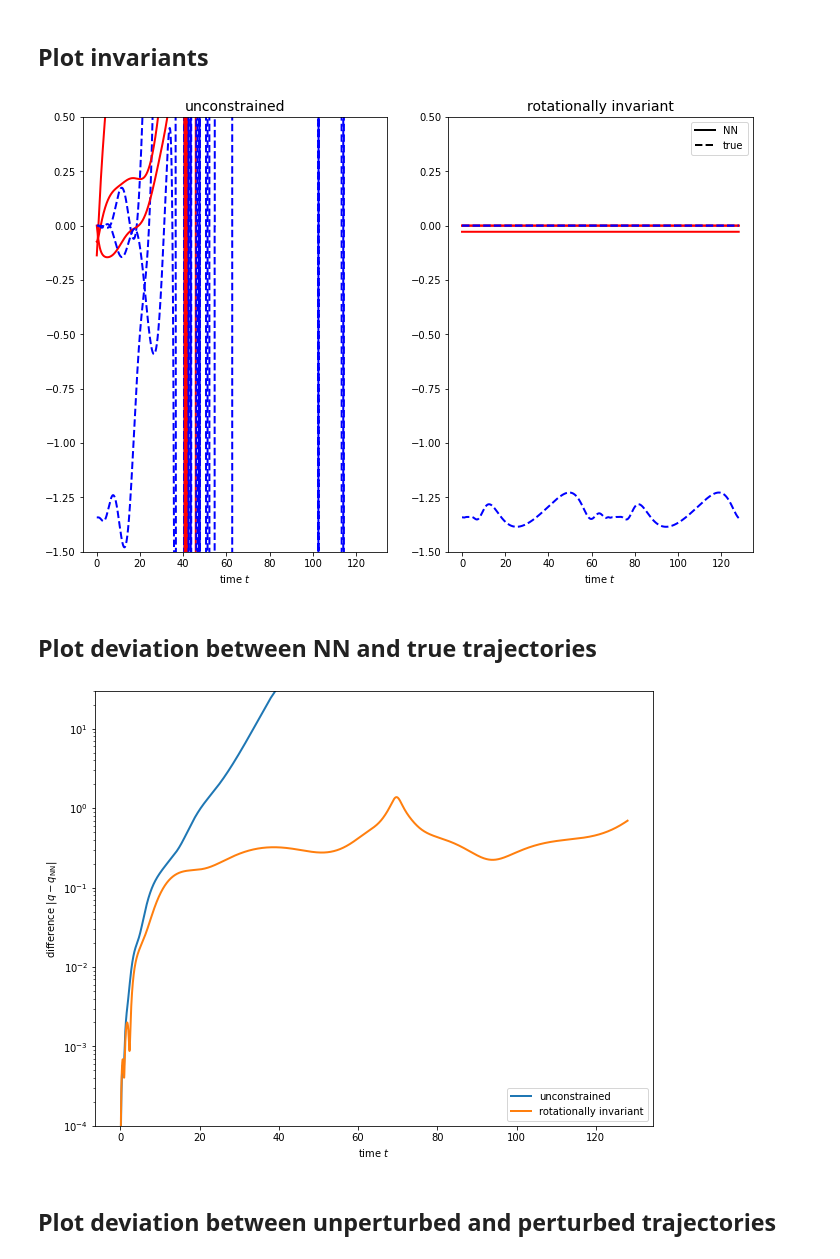
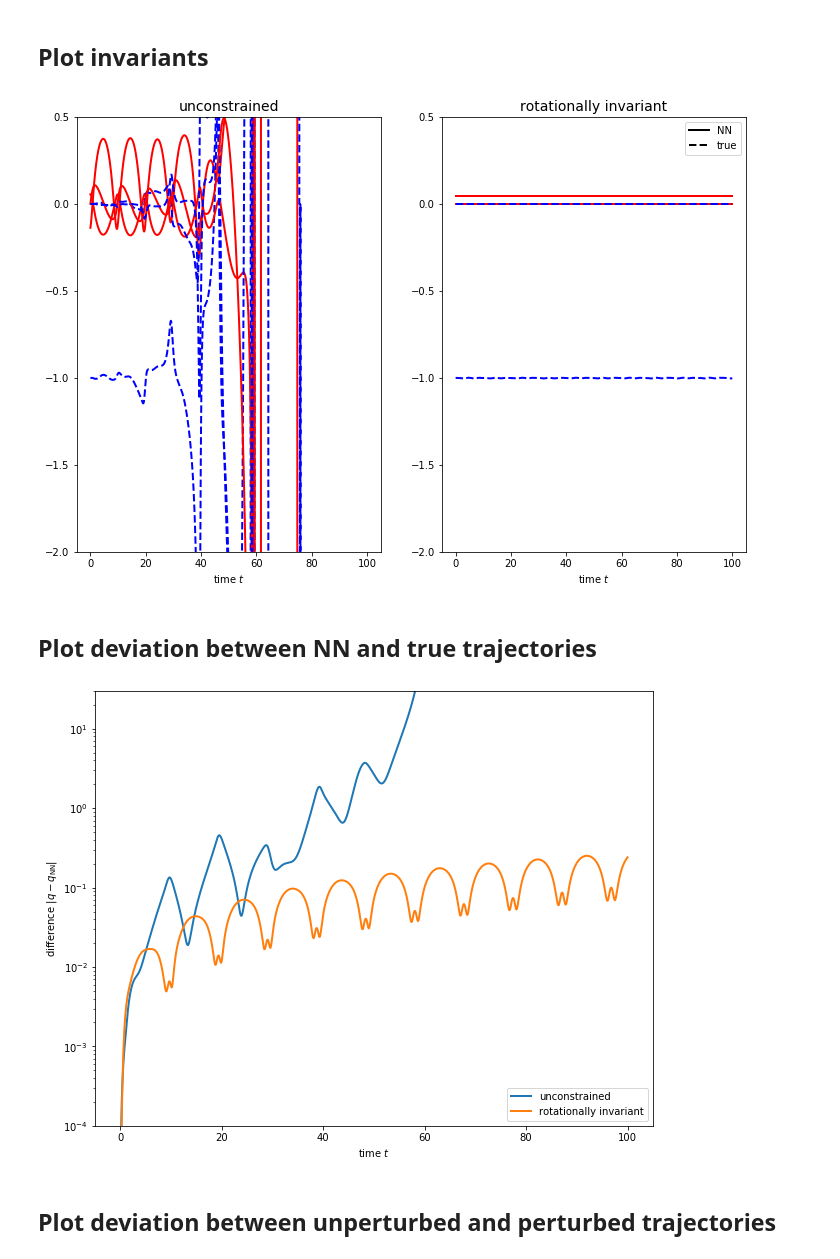
Before and after one commit to eikehmueller/mlconservation_code, a Jupyter notebook: src/EvaluateKeplerModel.ipynb, the cells around one changed output. Saved outputs shown, nothing was run; the diff lists cells and outputs as text; code cells hidden in the pictures.

Commit message:
Added trained Kepler model

```diff
--- a/src/EvaluateKeplerModel.ipynb
+++ b/src/EvaluateKeplerModel.ipynb
@@ -24,25 +25,25 @@ ModuleNotFoundError: No module named 'conservative_nn.matplotlib'
 # %% [markdown]
 ## Load models from disk and run trajectory generators
 # %%
-dt = 0.01
+dt = 0.1
 # final time
-t_final = 128.0
+t_final = 100.0
 dim = 3
 # Dynamical system for exact integration
 
 mass = 1.0
 alpha = 1.0
-excentricity = 0.8
-energy = -0.1
+excentricity = 0.5
+angular_momentum = 1.0
 
 kepler_solution = KeplerSolution(
     mass=mass,
     alpha=alpha,
     excentricity=excentricity,
-    energy=energy,
+    angular_momentum=angular_momentum,
 )
 initializer = KeplerInitializer(kepler_solution)
-perturbed_initializer = KeplerInitializer(kepler_solution,perturbation=0.05)
+perturbed_initializer = KeplerInitializer(kepler_solution,perturbation=0.01)
 
 dynamical_system = KeplerSystem(mass, alpha)
 
@@ -53,7 +54,7 @@ monitors_nn_perturbed = {}
 for model_label in ["","rot"]:
     # load Lagrangian from disk
     filetag = "_" if model_label == "" else "_"+model_label+"_"
-    model_filename = f"assets/trained_models/kepler/nn_lagrangian{filetag}5Aug2022/"
+    model_filename = f"../assets/trained_models/kepler/nn_lagrangian{filetag}21Aug2022/"
     nn_lagrangian = SingleParticleNNLagrangian.from_saved_model(model_filename)
     model = LagrangianModel(nn_lagrangian)
     # Monitors
@@ -100,9 +108,9 @@ for model_label in ["","rot"]:
     Phi_random = np.random.uniform(low=-np.pi, high=+np.pi,size=[100])
     p_exact_random = kepler_solution.position(Phi_random)
     for j in range(3):
-        axs[j].set_xlim(-10,+10)
+        axs[j].set_xlim(-3,+3)
         if j==0:
-            axs[j].set_ylim(-10,+10)
+            axs[j].set_ylim(-3,+3)
         else:
             axs[j].set_ylim(-1,+1)
         axs[j].set_aspect(1)
@@ -133,30 +141,30 @@ for model_label in ["","rot"]:
 # %%
 model_label_list = ["","rot"]
 
 title = {"":"unconstrained",
          "rot":"rotationally invariant"}
 
 fig, axs = plt.subplots(1, 2, figsize=(12,8))
 for row in [0,1]:
     model_label = model_label_list[row]
     invariant = monitors_nn[model_label][1].value
     invariant_true = monitors_nn[model_label][2].value
     ax = axs[row]
     # Plot angular momentum
     for j in range(dim*(dim-1)//2):
         ax.plot(trajectory_generator_nn.t,invariant[j],linewidth=2,color="red")
         ax.plot(trajectory_generator_nn.t,invariant_true[j],linewidth=2,linestyle="--",color="blue")
     if row==1:
         ax.plot([],[],linewidth=2,color="black",label="NN")
         ax.plot([],[],linewidth=2,color="black",linestyle="--",label="true")
         ax.legend(loc="upper right")
     ax.set_xlabel("time $t$")
-    ax.set_ylim(-1.5,+0.5)
+    ax.set_ylim(-2.0,+0.5)
     ax.set_title(title[model_label],fontsize=14)
 
 plt.show()
 # %% [output]
-[figure, old version]
+[figure, new version]
 # %% [markdown]
 ## Plot deviation between NN and true trajectories
 # %%
@@ -180,7 +188,7 @@ ax.set_ylabel(r"difference $|q-q_{\operatorname{NN}}|$")
 plt.legend(loc="lower right")
 plt.show()
 # %% [output]
-[figure, old version]
+[figure, new version]
 # %% [markdown]
 ## Plot deviation between unperturbed and perturbed trajectories
 # %%
```
Also changed, not shown: parts of 4 cells of this notebook, 9 other files.
